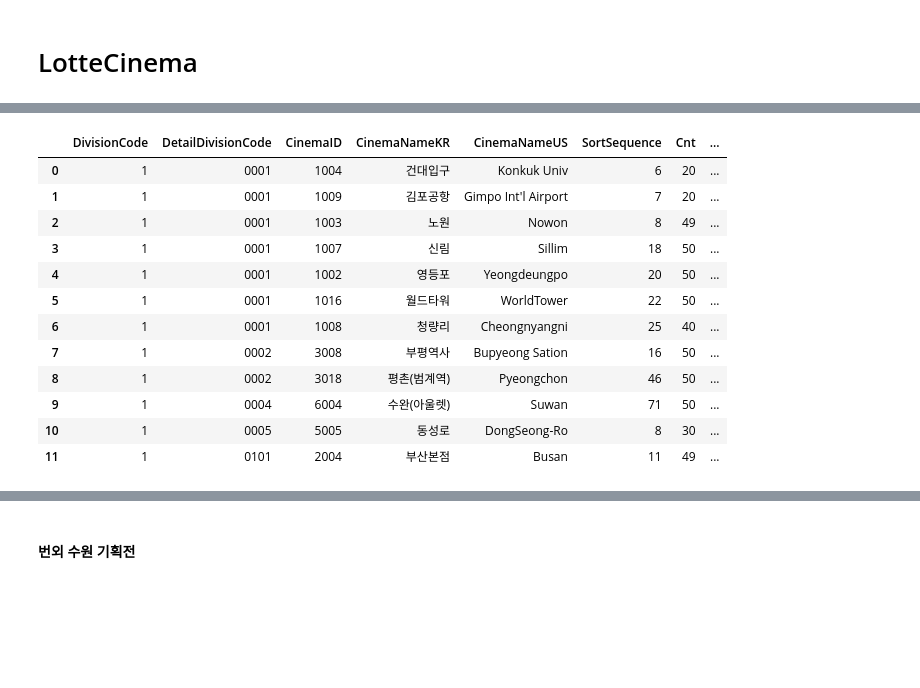
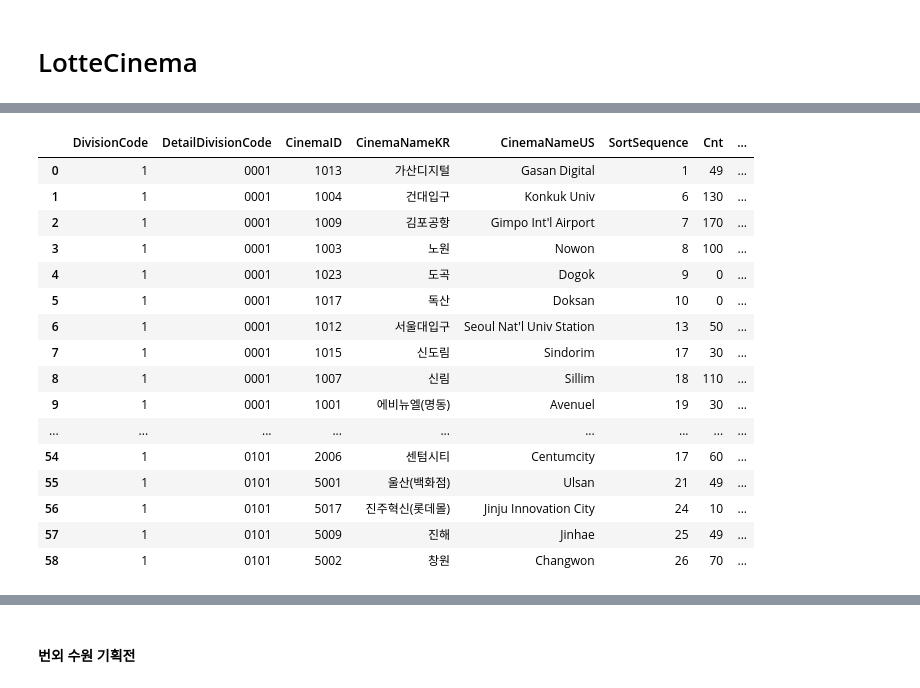
Before and after one commit to yu901/BoxOffice, a Jupyter notebook: notebook/movie goods.ipynb, the cells around one changed output, grey strips where cells are left out. Drawn from its saved outputs; the diff is of its cells as text; code cells hidden in the pictures; blank space fills up the shorter version.

```diff
--- a/notebook/movie goods.ipynb
+++ b/notebook/movie goods.ipynb
@@ -526,33 +335,59 @@ Response Text: {"InfomationDeliveryEventDetail":[{"ButtonSetting":[],"JoinStatus
 # %%
 def get_LC_Theaters(EventID, FrGiftID):
-    url = "https://event.lottecinema.co.kr/LCWS/Event/EventData.aspx"
-    body = {
-        "ParamList": '{"MethodName":"GetCinemaGoods","channelType":"","osType":"","osVersion":"","EventID":%s, "GiftID":%s}' % (EventID, FrGiftID)
+    url = "https://www.lottecinema.co.kr/LCWS/Event/EventData.aspx"
+    param_json = {
+        "MethodName":"GetCinemaGoods",
+        "channelType":"",
+        "osType":"",
+        "osVersion":"",
+        "EventID":str(EventID),
+        "GiftID":str(FrGiftID)
     }
-    response = requests.post(url, data=body)
-    text = response.text
-    loads = json.loads(text)
-    Theaters = pd.DataFrame(loads["CinemaDivisionGoods"])
+
+    files = {
+        "paramList": (None, json.dumps(param_json), "application/json")
+    }
+
+    headers = {
+        "User-Agent": "Mozilla/5.0 (Windows NT 10.0; Win64; x64)",
+        "Referer": "https://www.lottecinema.co.kr/NLCHS/Event",
+        "Origin": "https://www.lottecinema.co.kr",
+        "Accept": "application/json, text/plain, */*",
+        "Accept-Language": "ko-KR,ko;q=0.9,en-US;q=0.8,en;q=0.7",
+        "Connection": "keep-alive",
+    }
+
+    with requests.Session() as session:
+        # 세션 쿠키 미리 받기
+        session.get("https://www.lottecinema.co.kr/NLCHS/Event", headers=headers)
+        response = session.post(url, files=files, headers=headers)
+        response.raise_for_status()
+        data = response.json()
+    Theaters = pd.DataFrame(data["CinemaDivisionGoods"])
     return Theaters
 # %%
-EventID = "201010016924197"
-FrGiftID = "9190"
+EventID = "201010016925350"
+FrGiftID = "12526"
 Theaters = get_LC_Theaters(EventID, FrGiftID)
 Theaters
 # %% [output]
 |  | DivisionCode | DetailDivisionCode | CinemaID | CinemaNameKR | CinemaNameUS | SortSequence | Cnt | ... |
-| 0 | 1 | 0001 | 1004 | 건대입구 | Konkuk Univ | 6 | 20 | ... |
-| 1 | 1 | 0001 | 1009 | 김포공항 | Gimpo Int'l Airport | 7 | 20 | ... |
-| 2 | 1 | 0001 | 1003 | 노원 | Nowon | 8 | 49 | ... |
-| 3 | 1 | 0001 | 1007 | 신림 | Sillim | 18 | 50 | ... |
-| 4 | 1 | 0001 | 1002 | 영등포 | Yeongdeungpo | 20 | 50 | ... |
-| 5 | 1 | 0001 | 1016 | 월드타워 | WorldTower | 22 | 50 | ... |
-| 6 | 1 | 0001 | 1008 | 청량리 | Cheongnyangni | 25 | 40 | ... |
-| 7 | 1 | 0002 | 3008 | 부평역사 | Bupyeong Sation | 16 | 50 | ... |
-| 8 | 1 | 0002 | 3018 | 평촌(범계역) | Pyeongchon | 46 | 50 | ... |
-| 9 | 1 | 0004 | 6004 | 수완(아울렛) | Suwan | 71 | 50 | ... |
-| 10 | 1 | 0005 | 5005 | 동성로 | DongSeong-Ro | 8 | 30 | ... |
-| 11 | 1 | 0101 | 2004 | 부산본점 | Busan | 11 | 49 | ... |
+| 0 | 1 | 0001 | 1013 | 가산디지털 | Gasan Digital | 1 | 49 | ... |
+| 1 | 1 | 0001 | 1004 | 건대입구 | Konkuk Univ | 6 | 130 | ... |
+| 2 | 1 | 0001 | 1009 | 김포공항 | Gimpo Int'l Airport | 7 | 170 | ... |
+| 3 | 1 | 0001 | 1003 | 노원 | Nowon | 8 | 100 | ... |
+| 4 | 1 | 0001 | 1023 | 도곡 | Dogok | 9 | 0 | ... |
+| 5 | 1 | 0001 | 1017 | 독산 | Doksan | 10 | 0 | ... |
+| 6 | 1 | 0001 | 1012 | 서울대입구 | Seoul Nat'l Univ Station | 13 | 50 | ... |
+| 7 | 1 | 0001 | 1015 | 신도림 | Sindorim | 17 | 30 | ... |
+| 8 | 1 | 0001 | 1007 | 신림 | Sillim | 18 | 110 | ... |
+| 9 | 1 | 0001 | 1001 | 에비뉴엘(명동) | Avenuel | 19 | 30 | ... |
+| ... | ... | ... | ... | ... | ... | ... | ... | ... |
+| 54 | 1 | 0101 | 2006 | 센텀시티 | Centumcity | 17 | 60 | ... |
+| 55 | 1 | 0101 | 5001 | 울산(백화점) | Ulsan | 21 | 49 | ... |
+| 56 | 1 | 0101 | 5017 | 진주혁신(롯데몰) | Jinju Innovation City | 24 | 10 | ... |
+| 57 | 1 | 0101 | 5009 | 진해 | Jinhae | 25 | 49 | ... |
+| 58 | 1 | 0101 | 5002 | 창원 | Changwon | 26 | 70 | ... |
 # %%
 def Get_LC_GoodsStatus(movie_filter="", goods_filter=""):
     event_df = get_LC_EventList()
```
Also changed, not shown: parts of 18 cells of this notebook, 3 other files.
